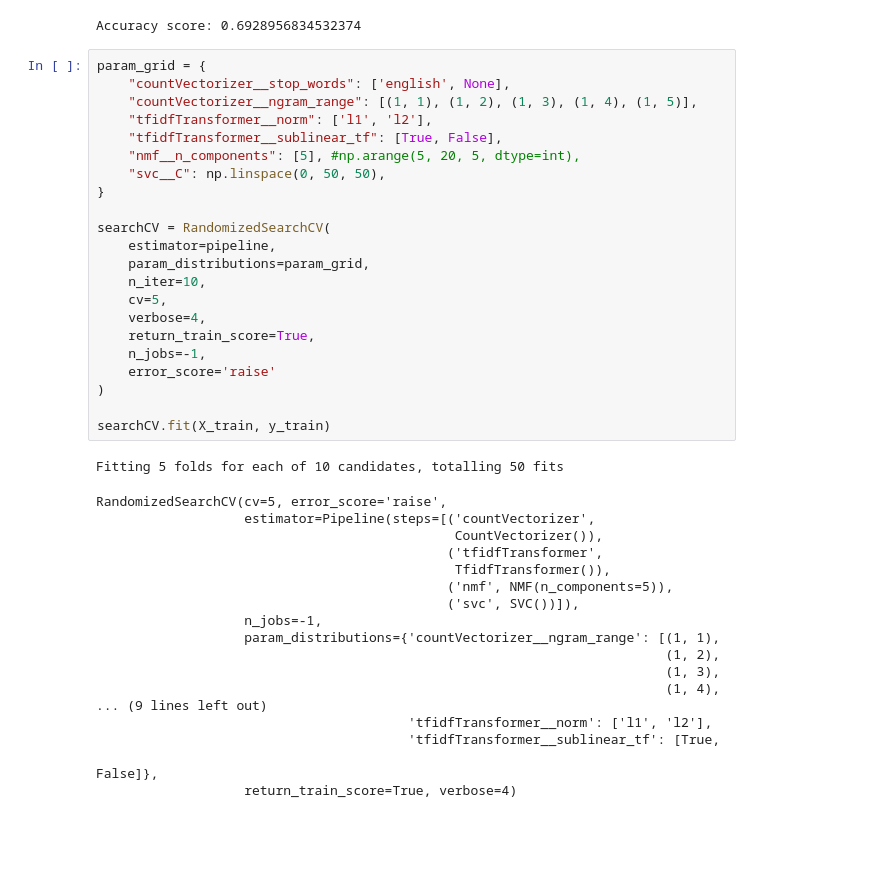
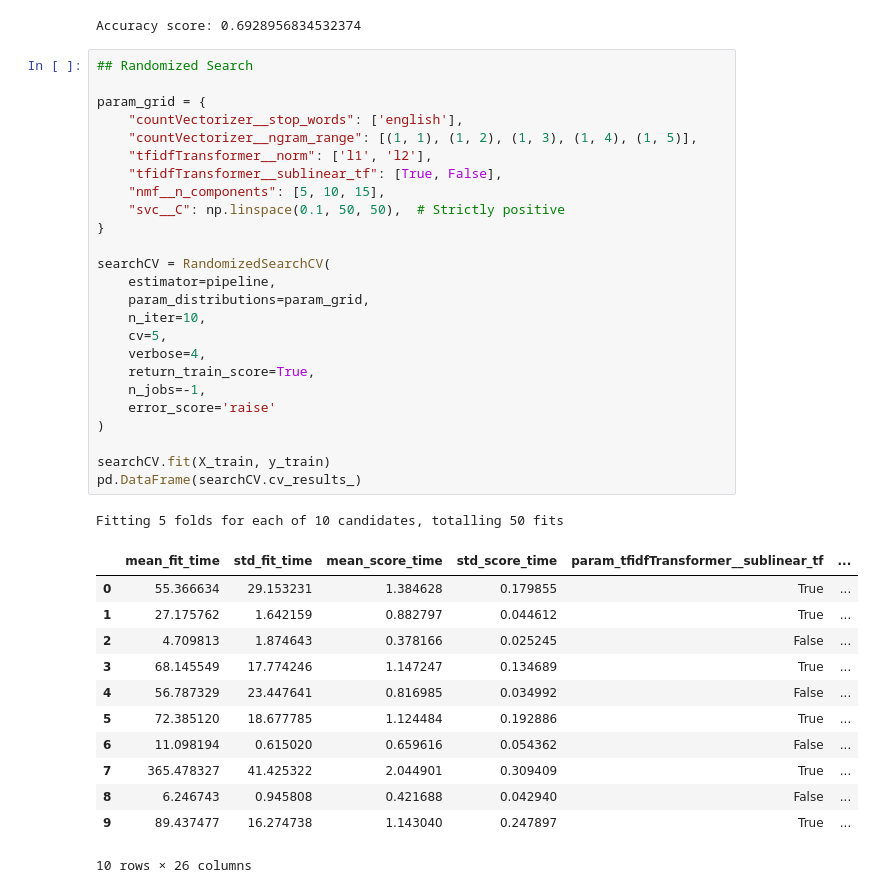
Before and after one commit to anthropikos/kaggle_kernels, a Jupyter notebook: unsupervised-vs-supervised-classification-on-bbc.ipynb, the cells around one changed output. Saved outputs shown, nothing was run; the diff lists cells and outputs as text; blank space fills up the shorter version.

Commit message:
Kaggle Notebook | Unsupervised- vs Supervised-Classification on BBC | Draft - Update search param_grid / param_dist

```diff
--- a/unsupervised-vs-supervised-classification-on-bbc.ipynb
+++ b/unsupervised-vs-supervised-classification-on-bbc.ipynb
@@ -492,43 +492,41 @@ print( f"Accuracy score: {score}", end='\n'*2 )
 # %% [output]
 Accuracy score: 0.6928956834532374
 # %%
+## Randomized Search
+
 param_grid = {
-    "countVectorizer__stop_words": ['english', None],
+    "countVectorizer__stop_words": ['english'],
     "countVectorizer__ngram_range": [(1, 1), (1, 2), (1, 3), (1, 4), (1, 5)],
     "tfidfTransformer__norm": ['l1', 'l2'],
     "tfidfTransformer__sublinear_tf": [True, False],
-    "nmf__n_components": [5], #np.arange(5, 20, 5, dtype=int),
-    "svc__C": np.linspace(0, 50, 50),
+    "nmf__n_components": [5, 10, 15],
+    "svc__C": np.linspace(0.1, 50, 50),  # Strictly positive
 }
 
 searchCV = RandomizedSearchCV(
     estimator=pipeline,
     param_distributions=param_grid,
     n_iter=10,
     cv=5,
     verbose=4,
     return_train_score=True,
     n_jobs=-1,
     error_score='raise'
 )
 
 searchCV.fit(X_train, y_train)
+pd.DataFrame(searchCV.cv_results_)
 # %% [output]
 Fitting 5 folds for each of 10 candidates, totalling 50 fits
+|  | mean_fit_time | std_fit_time | mean_score_time | std_score_time | param_tfidfTransformer__sublinear_tf | ... |
+| 0 | 55.366634 | 29.153231 | 1.384628 | 0.179855 | True | ... |
+| 1 | 27.175762 | 1.642159 | 0.882797 | 0.044612 | True | ... |
+| 2 | 4.709813 | 1.874643 | 0.378166 | 0.025245 | False | ... |
+| 3 | 68.145549 | 17.774246 | 1.147247 | 0.134689 | True | ... |
+| 4 | 56.787329 | 23.447641 | 0.816985 | 0.034992 | False | ... |
+| 5 | 72.385120 | 18.677785 | 1.124484 | 0.192886 | True | ... |
+| 6 | 11.098194 | 0.615020 | 0.659616 | 0.054362 | False | ... |
+| 7 | 365.478327 | 41.425322 | 2.044901 | 0.309409 | True | ... |
+| 8 | 6.246743 | 0.945808 | 0.421688 | 0.042940 | False | ... |
+| 9 | 89.437477 | 16.274738 | 1.143040 | 0.247897 | True | ... |
-RandomizedSearchCV(cv=5, error_score='raise',
-                   estimator=Pipeline(steps=[('countVectorizer',
-                                              CountVectorizer()),
-                                             ('tfidfTransformer',
-                                              TfidfTransformer()),
-                                             ('nmf', NMF(n_components=5)),
-                                             ('svc', SVC())]),
-                   n_jobs=-1,
-                   param_distributions={'countVectorizer__ngram_range': [(1, 1),
-                                                                         (1, 2),
-                                                                         (1, 3),
-                                                                         (1, 4),
-... (9 lines left out)
-                                        'tfidfTransformer__norm': ['l1', 'l2'],
-                                        'tfidfTransformer__sublinear_tf': [True,
-                                                                           False]},
-                   return_train_score=True, verbose=4)
+10 rows × 26 columns
```
Also changed, not shown: parts of 2 cells of this notebook.
